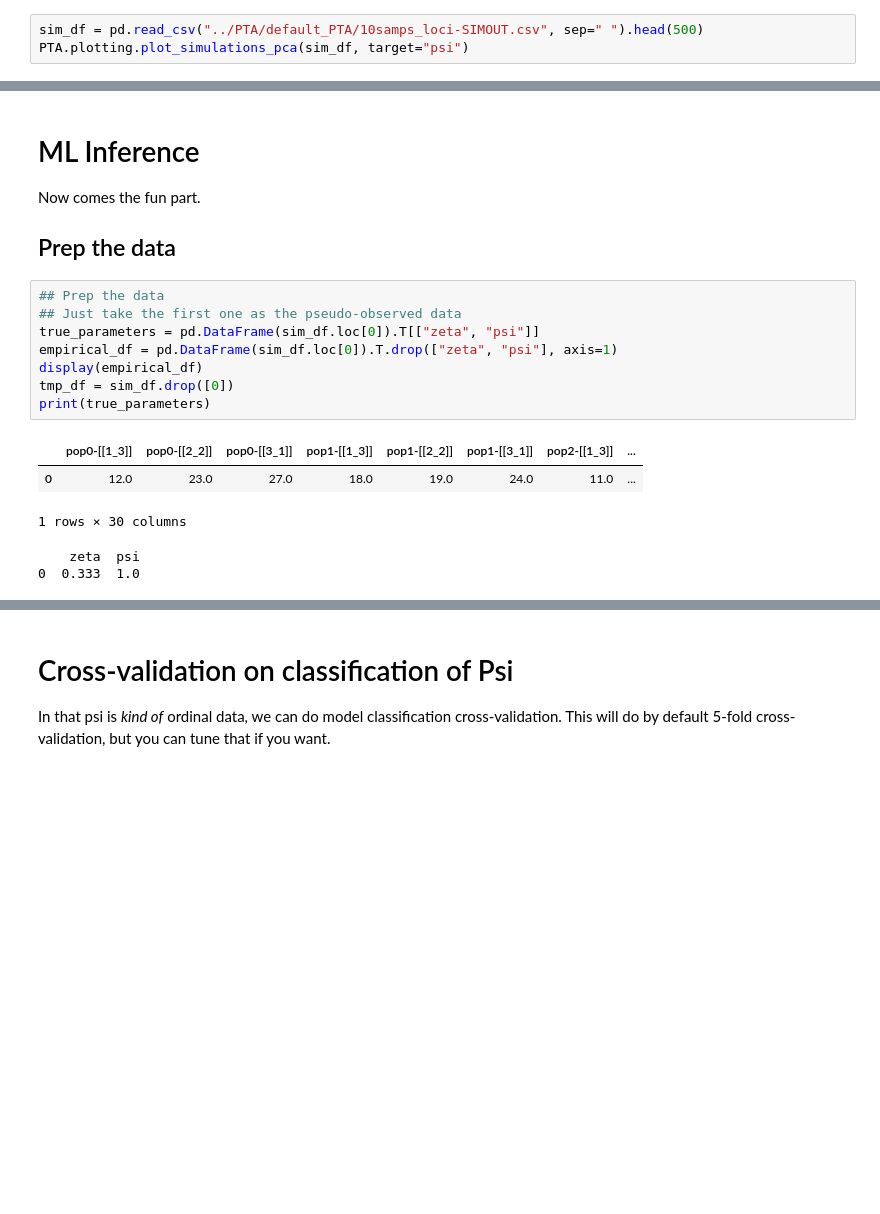
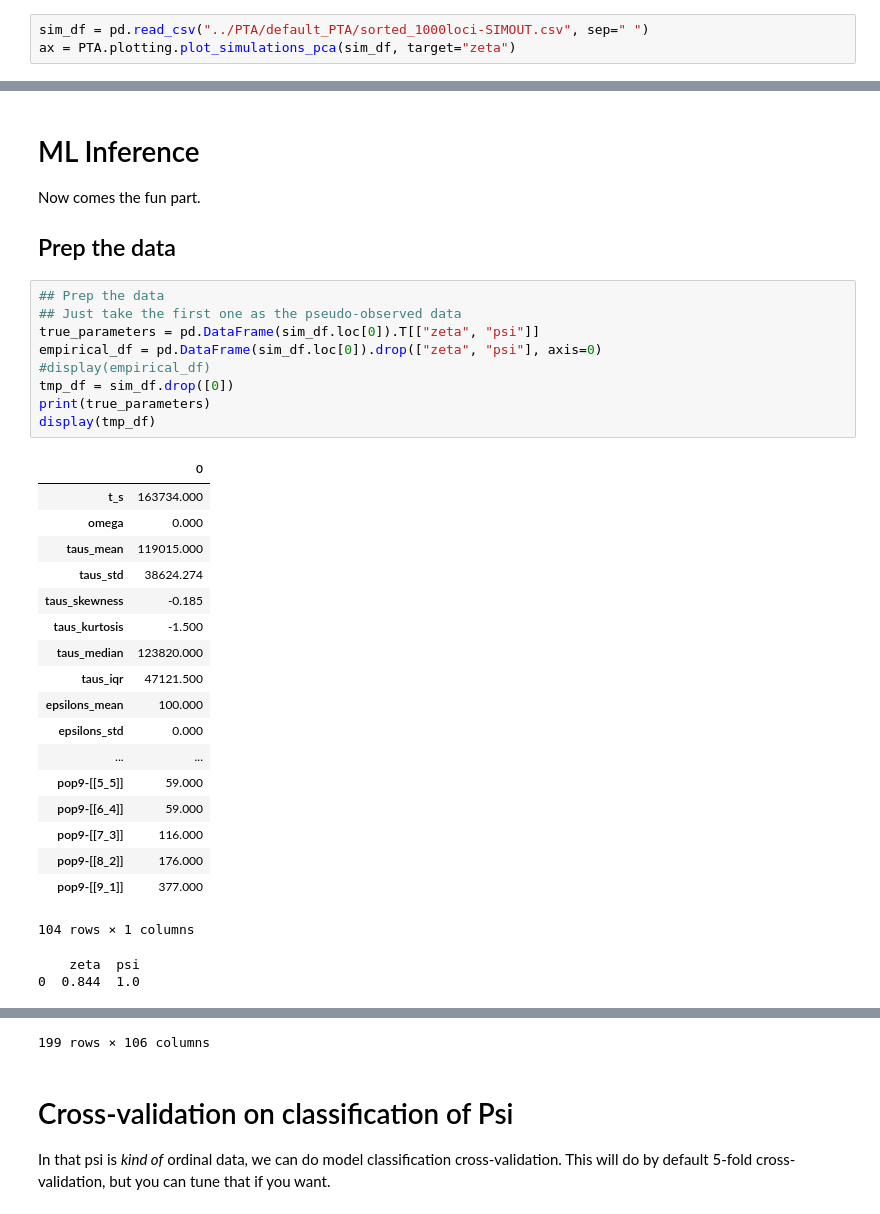
Before and after one commit to isaacovercast/PTA, a Jupyter notebook: jupyter-notebooks/PTA-Dev.ipynb, the cells around one changed output, grey strips where cells are left out. Cells and saved outputs as stored; diff of their text form; blank space fills up the shorter version.

```diff
--- a/jupyter-notebooks/PTA-Dev.ipynb
+++ b/jupyter-notebooks/PTA-Dev.ipynb
@@ -67,5 +80,5 @@ sim_df.head()
 # Some simple plotting routines
 You can plot the mSFS on the first two PCs. The 'target' parameter specifies whether to color the points by 'psi' or by 'zeta' values.
 # %%
-sim_df = pd.read_csv("../PTA/default_PTA/10samps_loci-SIMOUT.csv", sep=" ").head(500)
-PTA.plotting.plot_simulations_pca(sim_df, target="psi")
+sim_df = pd.read_csv("../PTA/default_PTA/sorted_1000loci-SIMOUT.csv", sep=" ")
+ax = PTA.plotting.plot_simulations_pca(sim_df, target="zeta")
@@ -85,14 +95,30 @@ Now comes the fun part.
 # %%
 ## Prep the data
 ## Just take the first one as the pseudo-observed data
 true_parameters = pd.DataFrame(sim_df.loc[0]).T[["zeta", "psi"]]
-empirical_df = pd.DataFrame(sim_df.loc[0]).T.drop(["zeta", "psi"], axis=1)
-display(empirical_df)
+empirical_df = pd.DataFrame(sim_df.loc[0]).drop(["zeta", "psi"], axis=0)
+#display(empirical_df)
 tmp_df = sim_df.drop([0])
 print(true_parameters)
+display(tmp_df)
 # %% [output]
-|  | pop0-[[1_3]] | pop0-[[2_2]] | pop0-[[3_1]] | pop1-[[1_3]] | pop1-[[2_2]] | pop1-[[3_1]] | pop2-[[1_3]] | ... |
-| 0 | 12.0 | 23.0 | 27.0 | 18.0 | 19.0 | 24.0 | 11.0 | ... |
+|  | 0 |
+| t_s | 163734.000 |
+| omega | 0.000 |
+| taus_mean | 119015.000 |
+| taus_std | 38624.274 |
+| taus_skewness | -0.185 |
+| taus_kurtosis | -1.500 |
+| taus_median | 123820.000 |
+| taus_iqr | 47121.500 |
+| epsilons_mean | 100.000 |
+| epsilons_std | 0.000 |
+| ... | ... |
+| pop9-[[5_5]] | 59.000 |
+| pop9-[[6_4]] | 59.000 |
+| pop9-[[7_3]] | 116.000 |
+| pop9-[[8_2]] | 176.000 |
+| pop9-[[9_1]] | 377.000 |
-1 rows × 30 columns
+104 rows × 1 columns
     zeta  psi
-0  0.333  1.0
+0  0.844  1.0
@@ -99,3 +142,4 @@ print(true_parameters)
+199 rows × 106 columns
 # %% [markdown]
 # Cross-validation on classification of Psi
 In that psi is _kind of_ ordinal data, we can do model classification cross-validation. This will do by default 5-fold cross-validation, but you can tune that if you want.
```
Also changed, not shown: parts of 16 cells of this notebook.
